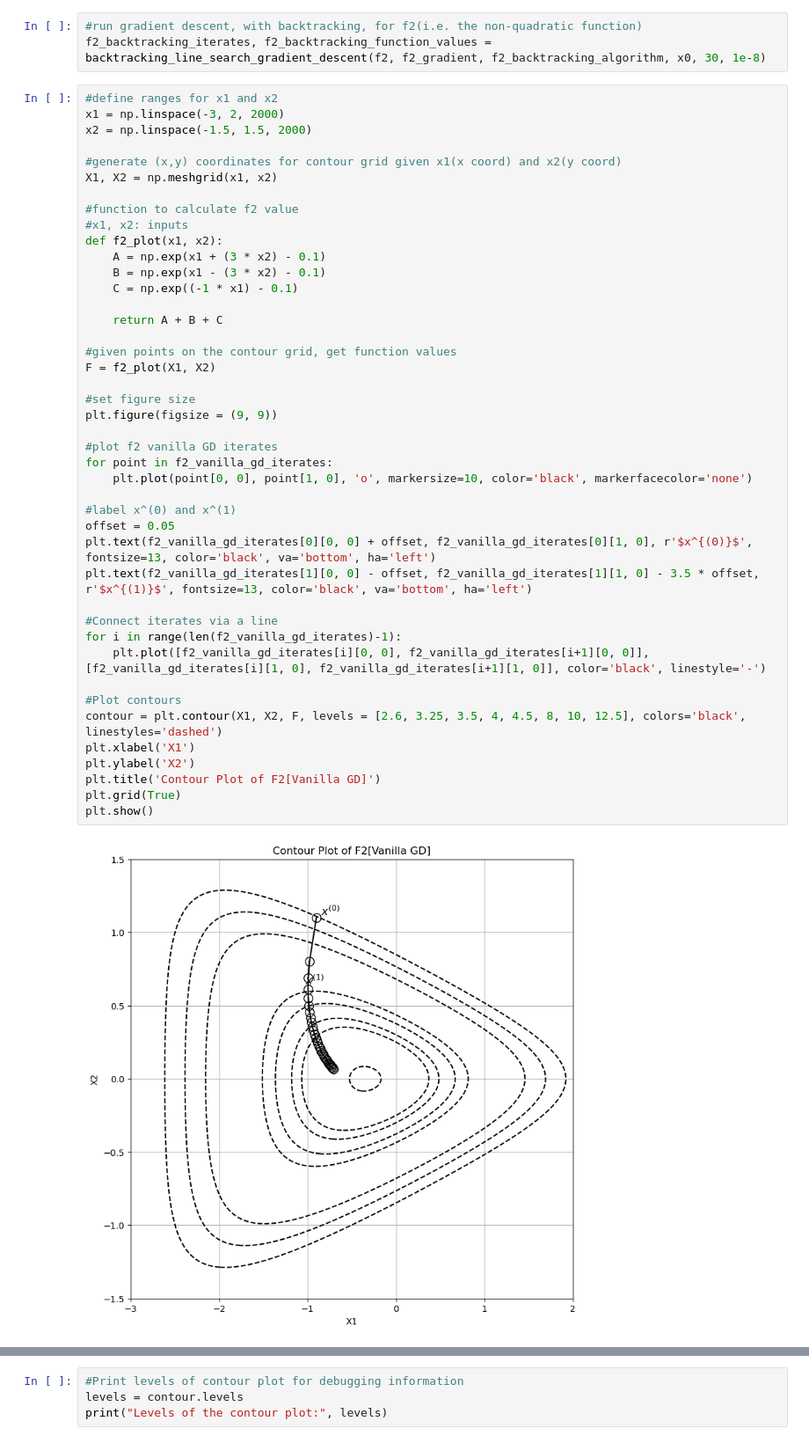
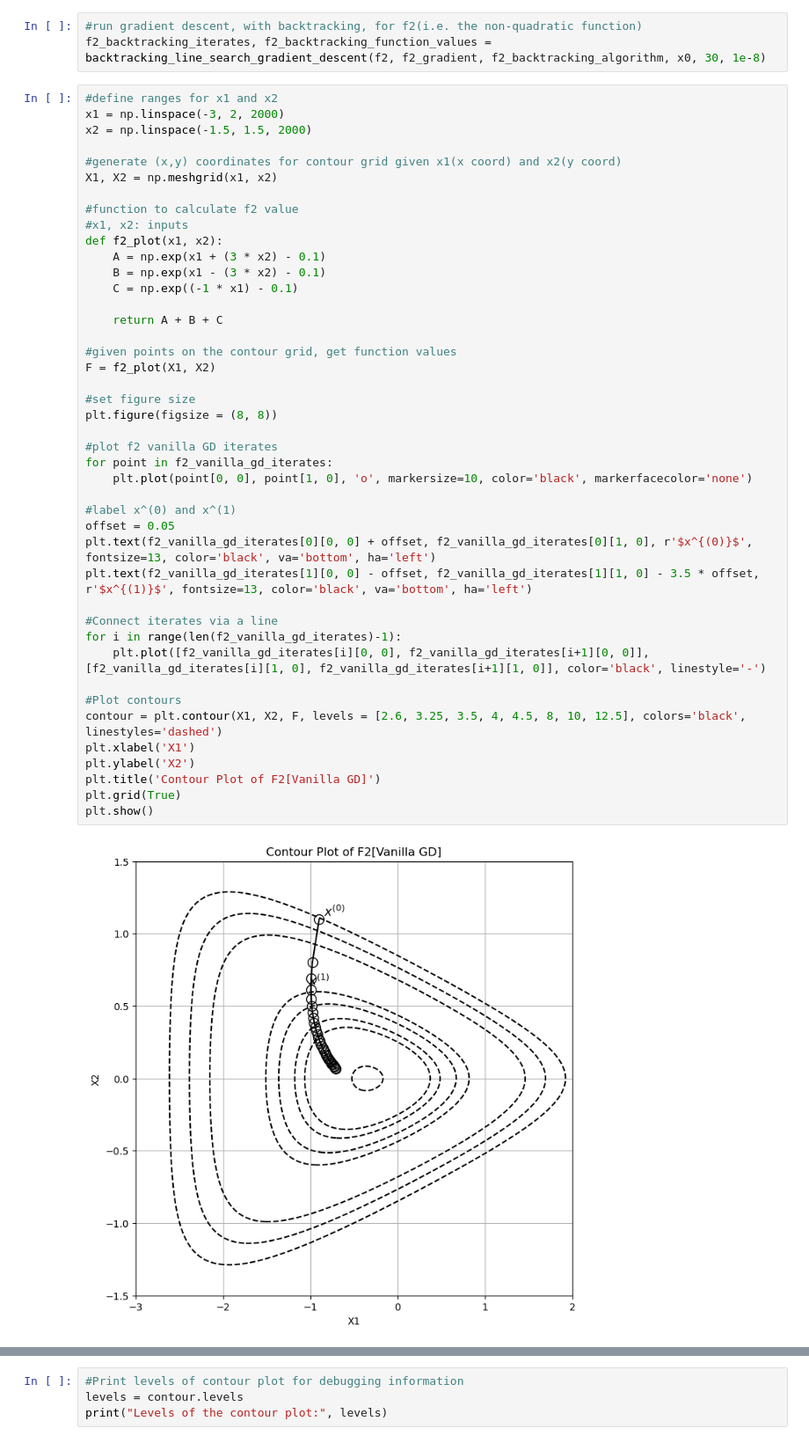
Before and after one commit to Ravi-Raghavan/ConvexOptimization, a Jupyter notebook: Homework #4 - Part 2.ipynb, the cells around one changed output, grey strips where cells are left out. Shown at 88% size. Cells and saved outputs as stored; diff of their text form.

```diff
--- a/Homework #4 - Part 2.ipynb
+++ b/Homework #4 - Part 2.ipynb
@@ -556,35 +556,35 @@ def f2_plot(x1, x2):
     C = np.exp((-1 * x1) - 0.1)
 
     return A + B + C
 
 #given points on the contour grid, get function values
 F = f2_plot(X1, X2)
 
 #set figure size
-plt.figure(figsize = (9, 9))
+plt.figure(figsize = (8, 8))
 
 #plot f2 vanilla GD iterates
 for point in f2_vanilla_gd_iterates:
     plt.plot(point[0, 0], point[1, 0], 'o', markersize=10, color='black', markerfacecolor='none')
 
 #label x^(0) and x^(1)
 offset = 0.05
 plt.text(f2_vanilla_gd_iterates[0][0, 0] + offset, f2_vanilla_gd_iterates[0][1, 0], r'$x^{(0)}$', fontsize=13, color='black', va='bottom', ha='left')
 plt.text(f2_vanilla_gd_iterates[1][0, 0] - offset, f2_vanilla_gd_iterates[1][1, 0] - 3.5 * offset, r'$x^{(1)}$', fontsize=13, color='black', va='bottom', ha='left')
 
 #Connect iterates via a line
 for i in range(len(f2_vanilla_gd_iterates)-1):
     plt.plot([f2_vanilla_gd_iterates[i][0, 0], f2_vanilla_gd_iterates[i+1][0, 0]], [f2_vanilla_gd_iterates[i][1, 0], f2_vanilla_gd_iterates[i+1][1, 0]], color='black', linestyle='-')
 
 #Plot contours
 contour = plt.contour(X1, X2, F, levels = [2.6, 3.25, 3.5, 4, 4.5, 8, 10, 12.5], colors='black', linestyles='dashed')
 plt.xlabel('X1')
 plt.ylabel('X2')
 plt.title('Contour Plot of F2[Vanilla GD]')
 plt.grid(True)
 plt.show()
 # %% [output]
-[figure, old version]
+[figure, new version]
 # %%
 #define ranges for x1 and x2
 x1 = np.linspace(-3, 2, 2000)
```
Also changed, not shown: parts of 9 cells of this notebook.
